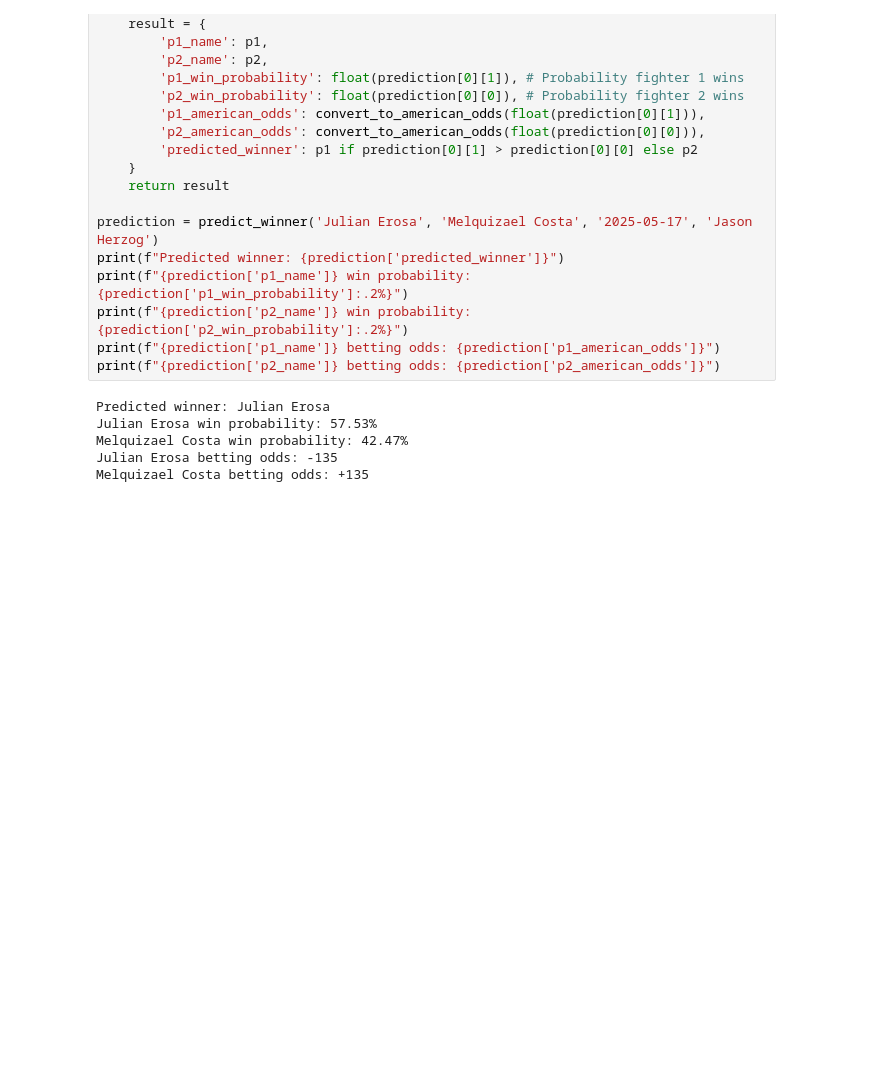
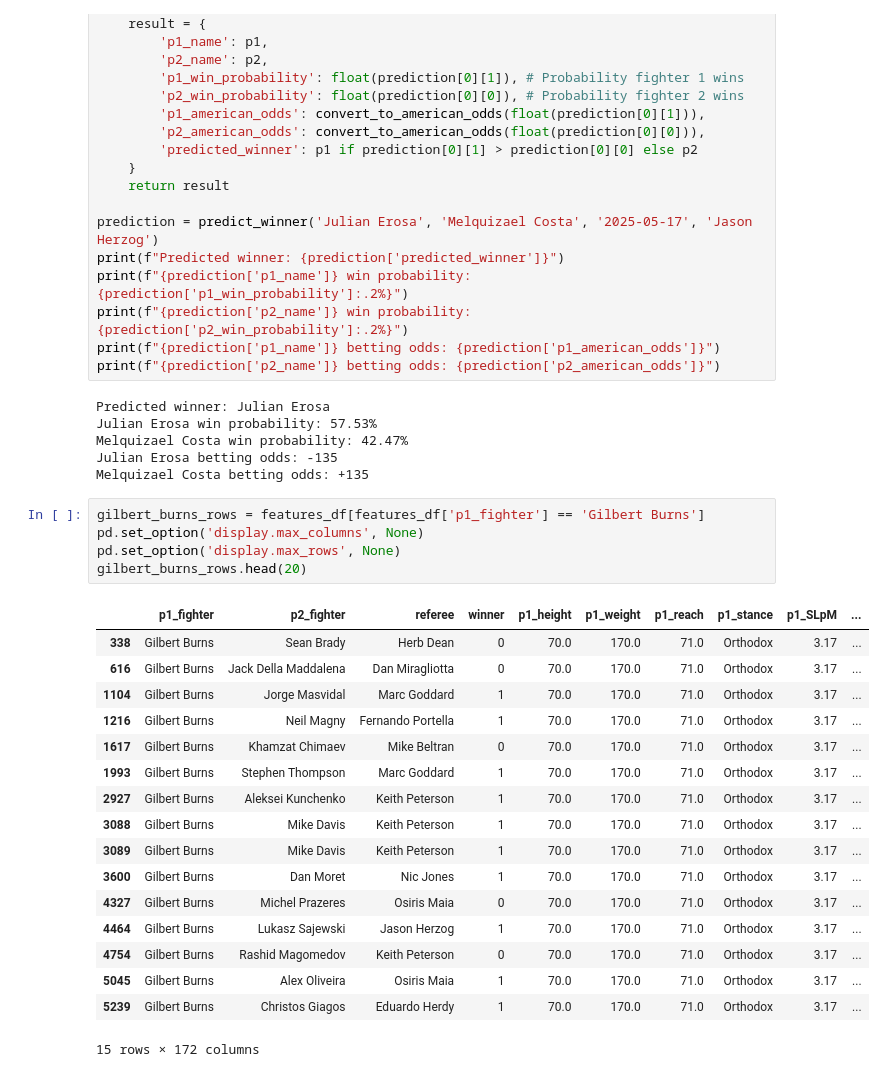
Before and after one commit to ndhaliwal59/ufcPredictor, a Jupyter notebook: headTohead.ipynb, the cells around one changed output. Saved outputs shown, nothing was run; the diff lists cells and outputs as text; blank space fills up the shorter version.

```diff
--- a/headTohead.ipynb
+++ b/headTohead.ipynb
@@ -369,3 +369,26 @@ Julian Erosa win probability: 57.53%
 Melquizael Costa win probability: 42.47%
 Julian Erosa betting odds: -135
 Melquizael Costa betting odds: +135
+# %%
+gilbert_burns_rows = features_df[features_df['p1_fighter'] == 'Gilbert Burns']
+pd.set_option('display.max_columns', None)
+pd.set_option('display.max_rows', None)
+gilbert_burns_rows.head(20)
+# %% [output]
+|  | p1_fighter | p2_fighter | referee | winner | p1_height | p1_weight | p1_reach | p1_stance | p1_SLpM | ... |
+| 338 | Gilbert Burns | Sean Brady | Herb Dean | 0 | 70.0 | 170.0 | 71.0 | Orthodox | 3.17 | ... |
+| 616 | Gilbert Burns | Jack Della Maddalena | Dan Miragliotta | 0 | 70.0 | 170.0 | 71.0 | Orthodox | 3.17 | ... |
+| 1104 | Gilbert Burns | Jorge Masvidal | Marc Goddard | 1 | 70.0 | 170.0 | 71.0 | Orthodox | 3.17 | ... |
+| 1216 | Gilbert Burns | Neil Magny | Fernando Portella | 1 | 70.0 | 170.0 | 71.0 | Orthodox | 3.17 | ... |
+| 1617 | Gilbert Burns | Khamzat Chimaev | Mike Beltran | 0 | 70.0 | 170.0 | 71.0 | Orthodox | 3.17 | ... |
+| 1993 | Gilbert Burns | Stephen Thompson | Marc Goddard | 1 | 70.0 | 170.0 | 71.0 | Orthodox | 3.17 | ... |
+| 2927 | Gilbert Burns | Aleksei Kunchenko | Keith Peterson | 1 | 70.0 | 170.0 | 71.0 | Orthodox | 3.17 | ... |
+| 3088 | Gilbert Burns | Mike Davis | Keith Peterson | 1 | 70.0 | 170.0 | 71.0 | Orthodox | 3.17 | ... |
+| 3089 | Gilbert Burns | Mike Davis | Keith Peterson | 1 | 70.0 | 170.0 | 71.0 | Orthodox | 3.17 | ... |
+| 3600 | Gilbert Burns | Dan Moret | Nic Jones | 1 | 70.0 | 170.0 | 71.0 | Orthodox | 3.17 | ... |
+| 4327 | Gilbert Burns | Michel Prazeres | Osiris Maia | 0 | 70.0 | 170.0 | 71.0 | Orthodox | 3.17 | ... |
+| 4464 | Gilbert Burns | Lukasz Sajewski | Jason Herzog | 1 | 70.0 | 170.0 | 71.0 | Orthodox | 3.17 | ... |
+| 4754 | Gilbert Burns | Rashid Magomedov | Keith Peterson | 0 | 70.0 | 170.0 | 71.0 | Orthodox | 3.17 | ... |
+| 5045 | Gilbert Burns | Alex Oliveira | Osiris Maia | 1 | 70.0 | 170.0 | 71.0 | Orthodox | 3.17 | ... |
+| 5239 | Gilbert Burns | Christos Giagos | Eduardo Herdy | 1 | 70.0 | 170.0 | 71.0 | Orthodox | 3.17 | ... |
+15 rows × 172 columns
```
Also changed, not shown: parts of 1 cell of this notebook, 2 other files.
